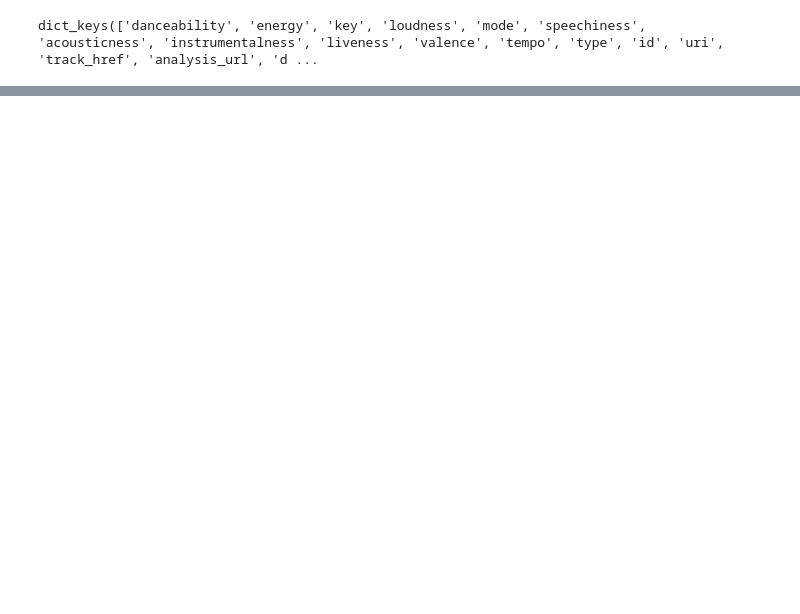
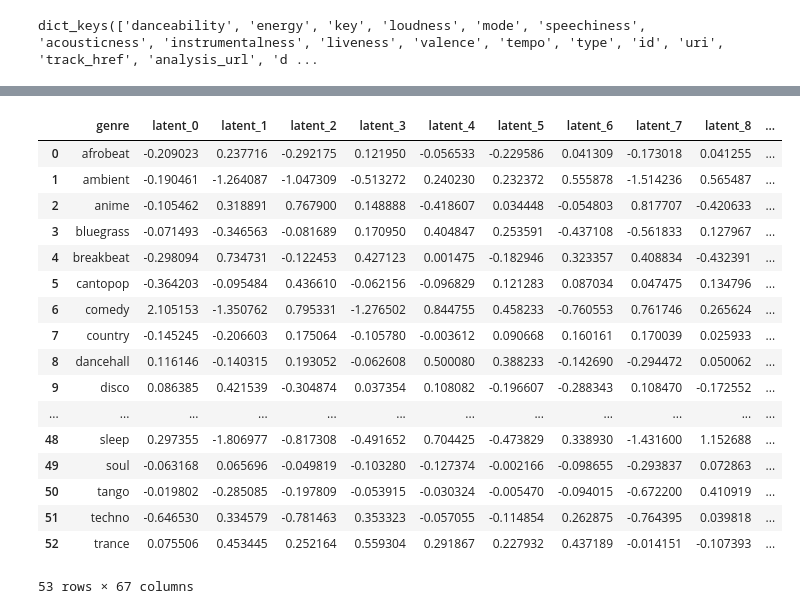
Before and after one commit to rollingstorms/sonufy-dash-app, a Jupyter notebook: code testing.ipynb, the cells around one changed output, grey strips where cells are left out. Saved outputs shown, nothing was run; the diff lists cells and outputs as text; code cells hidden in the pictures; blank space fills up the shorter version.

```diff
--- a/code testing.ipynb
+++ b/code testing.ipynb
@@ -180,0 +201,27 @@ audio_features[1]
+# %%
+from pyarrow import feather
+
+base_genres_names = feather.read_feather('data/base_genres_names.feather')
+# %%
+base_genres = sonufy.genres[sonufy.genres.genre.isin(base_genres_names.name)].reset_index(drop=True)
+# %%
+base_genres
+# %% [output]
+|  | genre | latent_0 | latent_1 | latent_2 | latent_3 | latent_4 | latent_5 | latent_6 | latent_7 | latent_8 | ... |
+| 0 | afrobeat | -0.209023 | 0.237716 | -0.292175 | 0.121950 | -0.056533 | -0.229586 | 0.041309 | -0.173018 | 0.041255 | ... |
+| 1 | ambient | -0.190461 | -1.264087 | -1.047309 | -0.513272 | 0.240230 | 0.232372 | 0.555878 | -1.514236 | 0.565487 | ... |
+| 2 | anime | -0.105462 | 0.318891 | 0.767900 | 0.148888 | -0.418607 | 0.034448 | -0.054803 | 0.817707 | -0.420633 | ... |
+| 3 | bluegrass | -0.071493 | -0.346563 | -0.081689 | 0.170950 | 0.404847 | 0.253591 | -0.437108 | -0.561833 | 0.127967 | ... |
+| 4 | breakbeat | -0.298094 | 0.734731 | -0.122453 | 0.427123 | 0.001475 | -0.182946 | 0.323357 | 0.408834 | -0.432391 | ... |
+| 5 | cantopop | -0.364203 | -0.095484 | 0.436610 | -0.062156 | -0.096829 | 0.121283 | 0.087034 | 0.047475 | 0.134796 | ... |
+| 6 | comedy | 2.105153 | -1.350762 | 0.795331 | -1.276502 | 0.844755 | 0.458233 | -0.760553 | 0.761746 | 0.265624 | ... |
+| 7 | country | -0.145245 | -0.206603 | 0.175064 | -0.105780 | -0.003612 | 0.090668 | 0.160161 | 0.170039 | 0.025933 | ... |
+| 8 | dancehall | 0.116146 | -0.140315 | 0.193052 | -0.062608 | 0.500080 | 0.388233 | -0.142690 | -0.294472 | 0.050062 | ... |
+| 9 | disco | 0.086385 | 0.421539 | -0.304874 | 0.037354 | 0.108082 | -0.196607 | -0.288343 | 0.108470 | -0.172552 | ... |
+| ... | ... | ... | ... | ... | ... | ... | ... | ... | ... | ... | ... |
+| 48 | sleep | 0.297355 | -1.806977 | -0.817308 | -0.491652 | 0.704425 | -0.473829 | 0.338930 | -1.431600 | 1.152688 | ... |
+| 49 | soul | -0.063168 | 0.065696 | -0.049819 | -0.103280 | -0.127374 | -0.002166 | -0.098655 | -0.293837 | 0.072863 | ... |
+| 50 | tango | -0.019802 | -0.285085 | -0.197809 | -0.053915 | -0.030324 | -0.005470 | -0.094015 | -0.672200 | 0.410919 | ... |
+| 51 | techno | -0.646530 | 0.334579 | -0.781463 | 0.353323 | -0.057055 | -0.114854 | 0.262875 | -0.764395 | 0.039818 | ... |
+| 52 | trance | 0.075506 | 0.453445 | 0.252164 | 0.559304 | 0.291867 | 0.227932 | 0.437189 | -0.014151 | -0.107393 | ... |
+53 rows × 67 columns
```
Also changed, not shown: parts of 31 cells of this notebook, 16 other files.
